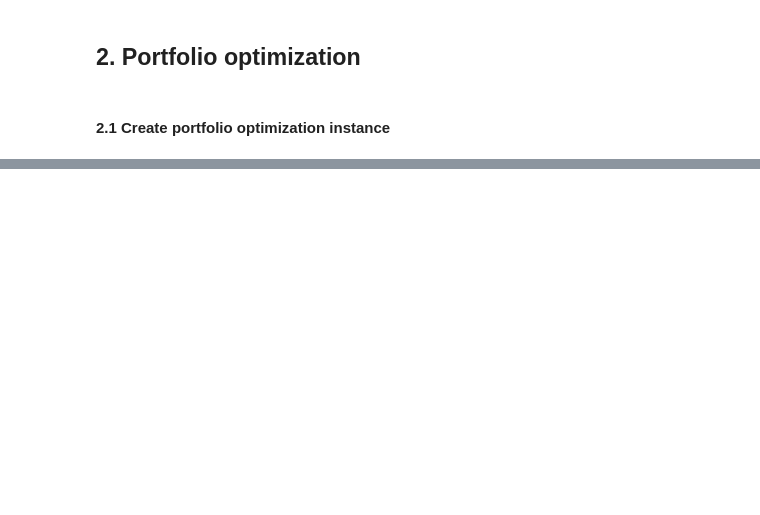
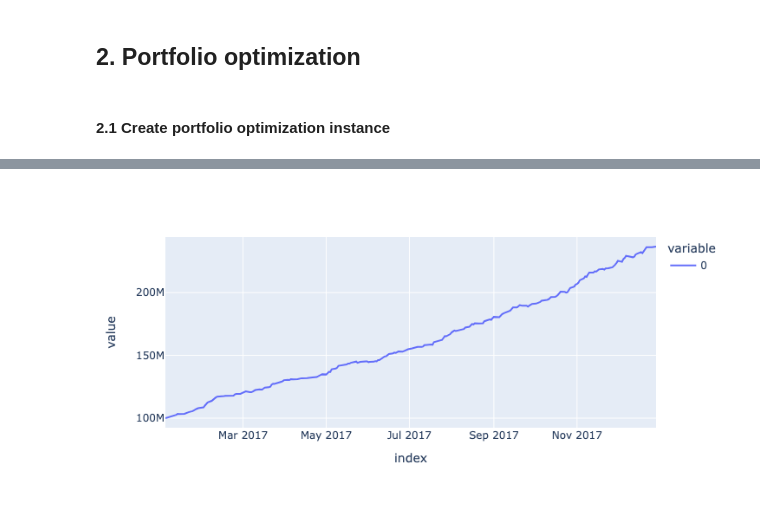
Before and after one commit to ForecastOS/investos, a Jupyter notebook: examples/spo.ipynb, the cells around one changed output, grey strips where cells are left out. Drawn from its saved outputs; the diff is of its cells as text; code cells hidden in the pictures; blank space fills up the shorter version.

```diff
--- a/examples/spo.ipynb
+++ b/examples/spo.ipynb
@@ -117,3 +136,22 @@ Return predictions have the right sign 52.3% of the time
+# %%
+# std = df_actual['return'].var() ** 0.5
+std = (
+    df_actual_returns[
+        (df_actual_returns.index > start_date_sample)
+        & (df_actual_returns.index <= end_date_sample)
+    ].var()
+    ** 0.5
+)
+std["cash"] = 0
+# %%
+vol = pivot_and_fill(df_actual, values="volume")
+vol = vol[(vol.index > start_date_sample) & (vol.index <= end_date_sample)].median()
+vol["cash"] = 1
+# %%
+price = pivot_and_fill(df_actual, values="price")
+price["cash"] = 1
+# %%
+spread = pivot_and_fill(df_actual, values="spread")
 # %% [markdown]
 ## 2. Portfolio optimization
 # %% [markdown]
@@ -321,0 +213,3 @@ portfolio = inv.portfolio.Controller(
+# %%
+backtest_result.v.plot()
+# %% [output]
@@ -321,0 +217 @@ portfolio = inv.portfolio.Controller(
+[figure, added]
```
Also changed, not shown: parts of 17 cells of this notebook, 11 other files.
